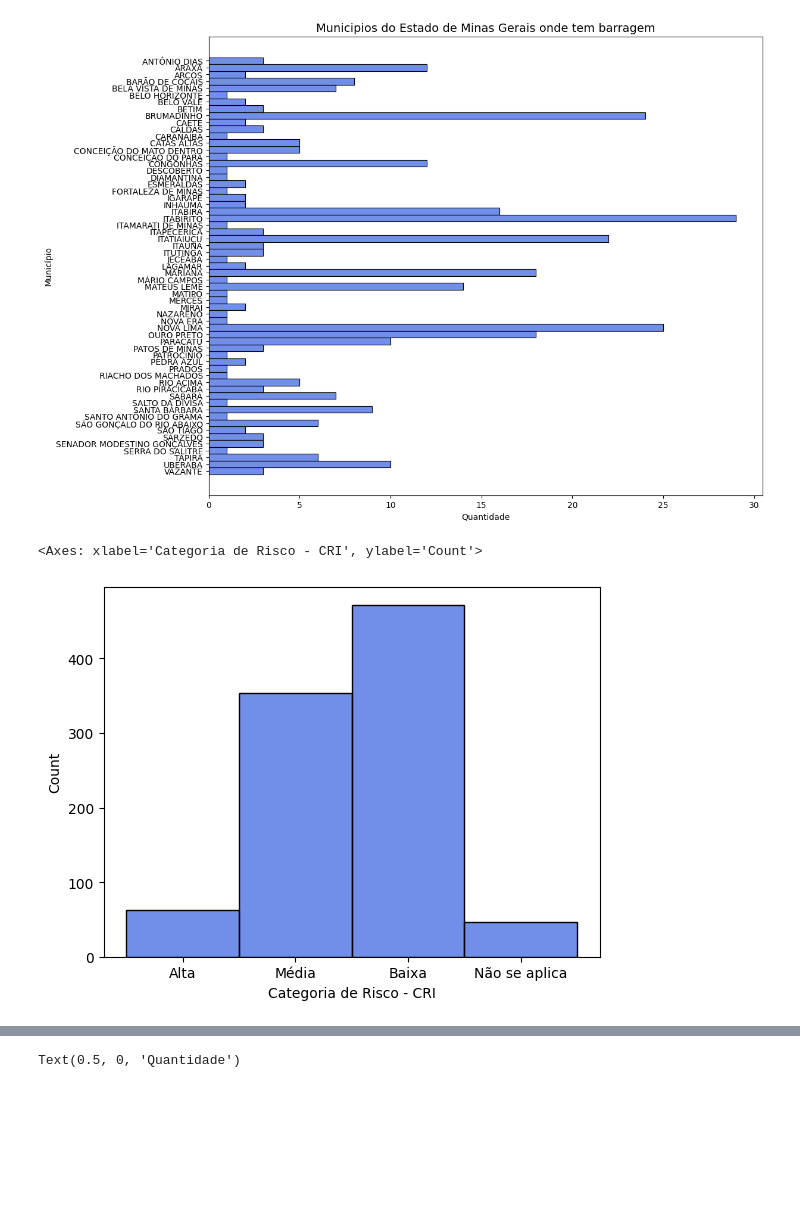
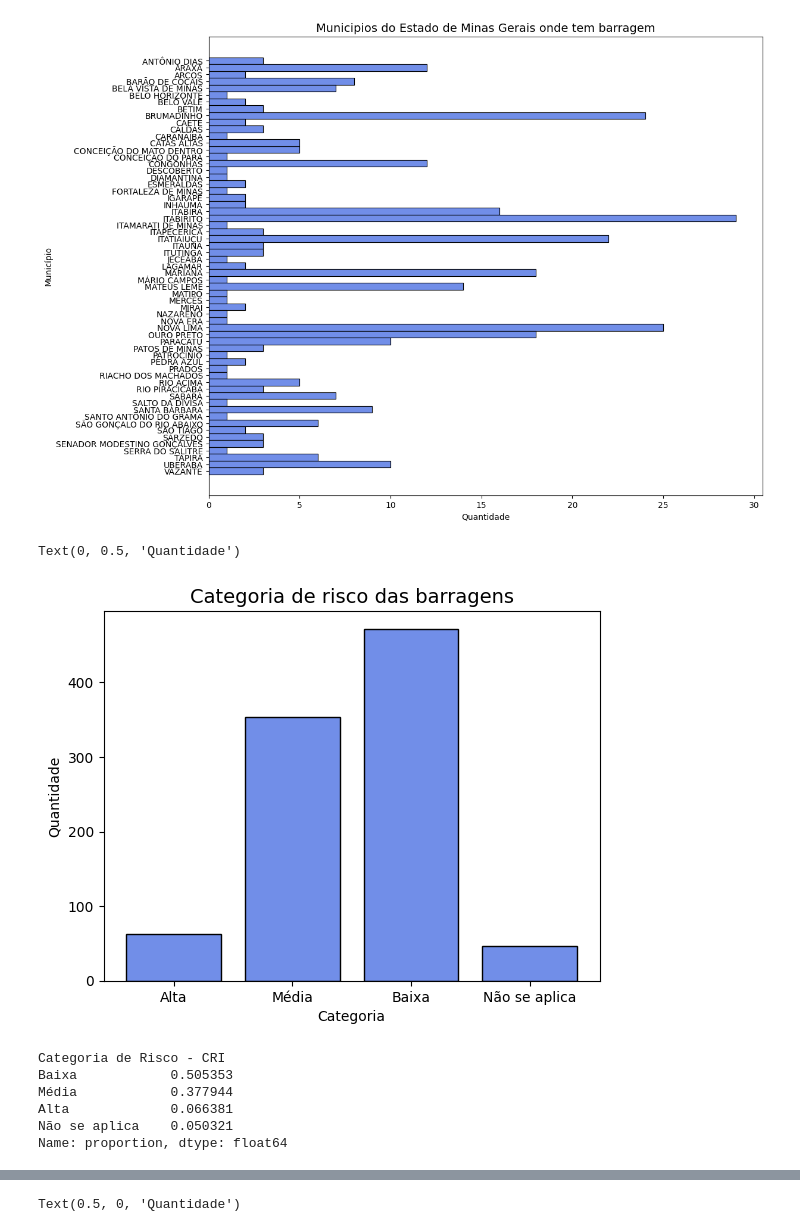
Before and after one commit to acaicomdados/analise-barragens, a Jupyter notebook: Notebook feito nos encontros/analise_barragem_dia_16_03_24.ipynb, the cells around one changed output, grey strips where cells are left out. Cells and saved outputs as stored; diff of their text form; code cells hidden in the pictures; blank space fills up the shorter version.

```diff
--- a/Notebook feito nos encontros/analise_barragem_dia_16_03_24.ipynb
+++ b/Notebook feito nos encontros/analise_barragem_dia_16_03_24.ipynb
@@ -48,8 +66,21 @@ plt.xlabel('Quantidade')
 Text(0.5, 0, 'Quantidade')
 [figure]
 # %%
-sns.histplot(x='Categoria de Risco - CRI',data=barragem,color='royalblue')
+plt.title('Categoria de risco das barragens',fontsize=14)
+sns.histplot(x='Categoria de Risco - CRI',data=barragem,color='royalblue',
+             shrink=.8)
+plt.xlabel('Categoria')
+plt.ylabel('Quantidade')
 # %% [output]
-<Axes: xlabel='Categoria de Risco - CRI', ylabel='Count'>
+Text(0, 0.5, 'Quantidade')
-[figure, old version]
+[figure, new version]
+# %%
+barragem['Categoria de Risco - CRI'].value_counts(normalize=True)
+# %% [output]
+Categoria de Risco - CRI
+Baixa            0.505353
+Média            0.377944
+Alta             0.066381
+Não se aplica    0.050321
+Name: proportion, dtype: float64
 # %%
```
Also changed, not shown: parts of 7 cells of this notebook.
